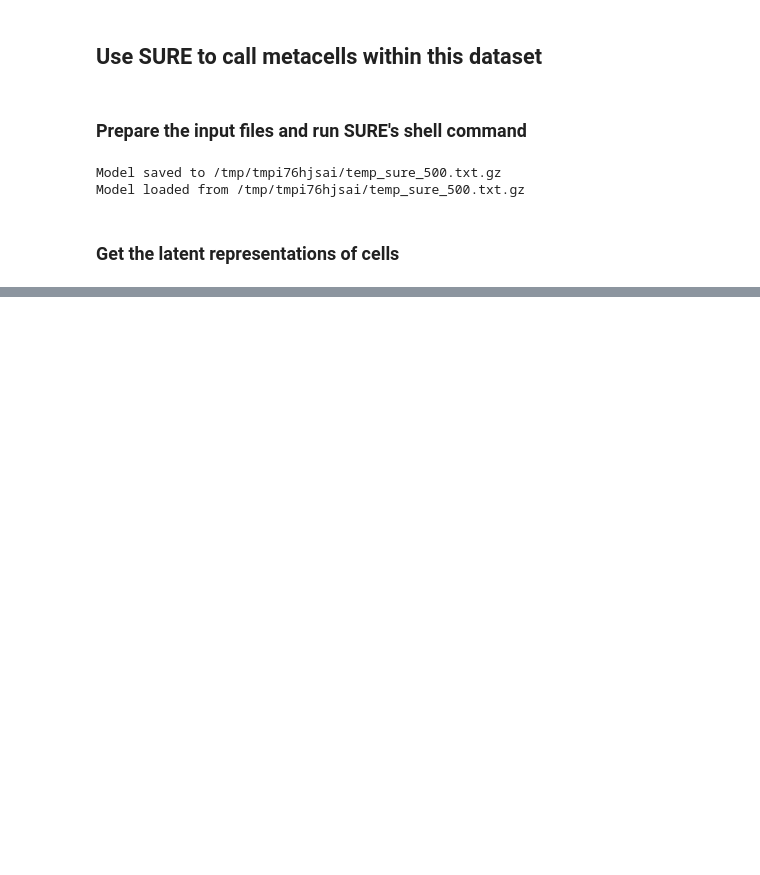
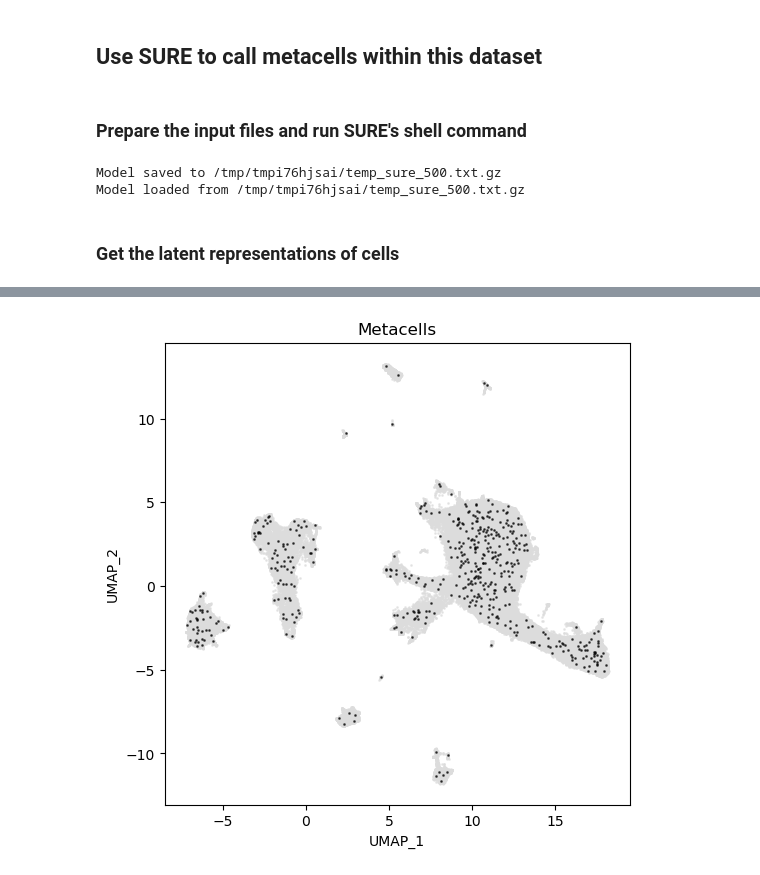
Before and after one commit to ZengFLab/SUREv2, a Jupyter notebook: Tutorial/tutorial_1/metacell_call_for_single_omics_dataset.ipynb, the cells around one changed output, grey strips where cells are left out. Drawn from its saved outputs; the diff is of its cells as text; code cells hidden in the pictures; blank space fills up the shorter version.

```diff
--- a/Tutorial/tutorial_1/metacell_call_for_single_omics_dataset.ipynb
+++ b/Tutorial/tutorial_1/metacell_call_for_single_omics_dataset.ipynb
@@ -105,0 +113,17 @@ sc.pl.umap(adata, color='kit')
+# %%
+import matplotlib.pyplot as plt
+
+plt.figure(figsize=(6, 6))  # Set the figure size
+plt.scatter(adata.obsm["X_umap"][:,0], adata.obsm["X_umap"][:,1], s=1, c='gainsboro', alpha=0.6)
+plt.scatter(umap_metacells[:,0], umap_metacells[:,1], s=1, c='black', alpha=0.6)
+
+
+# Add labels and title
+plt.xlabel('UMAP_1')
+plt.ylabel('UMAP_2')
+plt.title('Metacells')
+
+# Show the plot
+plt.show()
+# %% [output]
+[figure, added]
```
Also changed, not shown: parts of 4 cells of this notebook.
